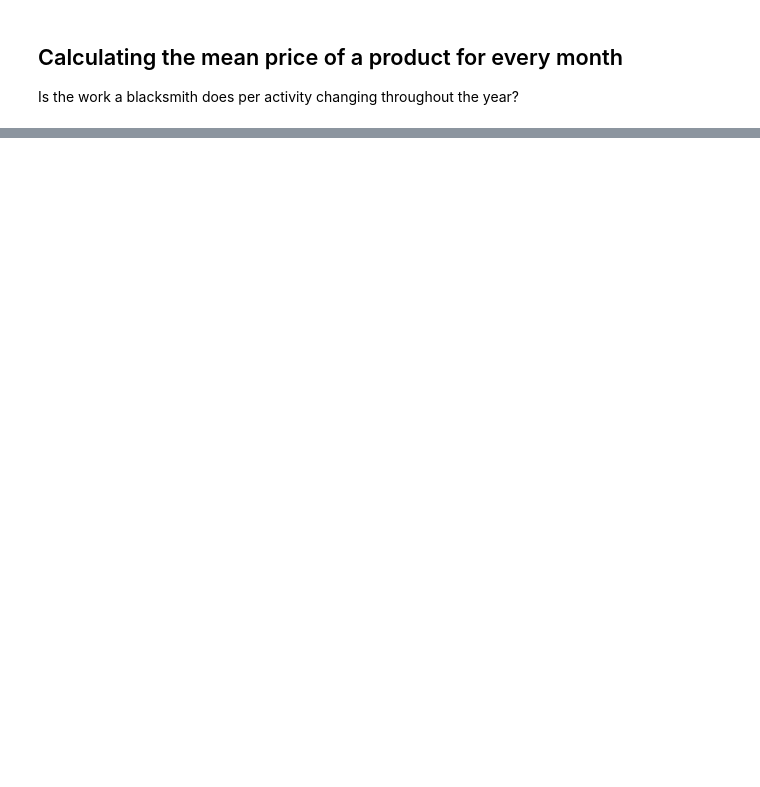
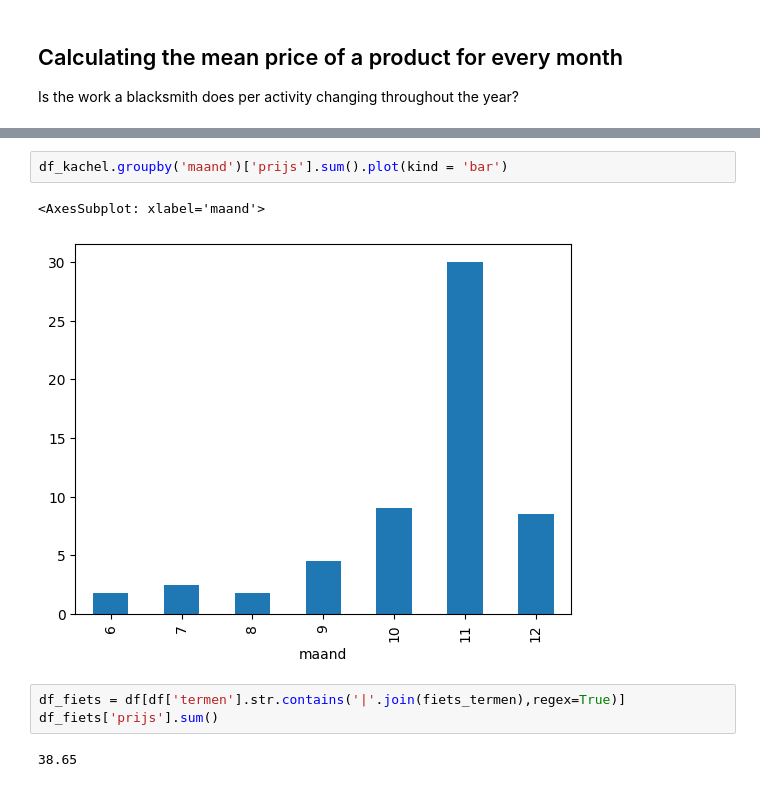
Before and after one commit to ivozandhuis/klantenboek-hj-zandhuis, a Jupyter notebook: analysis.ipynb, the cells around one changed output, grey strips where cells are left out. Saved outputs shown, nothing was run; the diff lists cells and outputs as text; blank space fills up the shorter version.

```diff
--- a/analysis.ipynb
+++ b/analysis.ipynb
@@ -48,0 +118,10 @@ mean_price_per_month.plot(kind = 'bar')
+# %%
+df_kachel.groupby('maand')['prijs'].sum().plot(kind = 'bar')
+# %% [output]
+<AxesSubplot: xlabel='maand'>
+[figure, added]
+# %%
+df_fiets = df[df['termen'].str.contains('|'.join(fiets_termen),regex=True)]
+df_fiets['prijs'].sum()
+# %% [output]
+38.65
```
Also changed, not shown: parts of 12 cells of this notebook, 1 other file.
